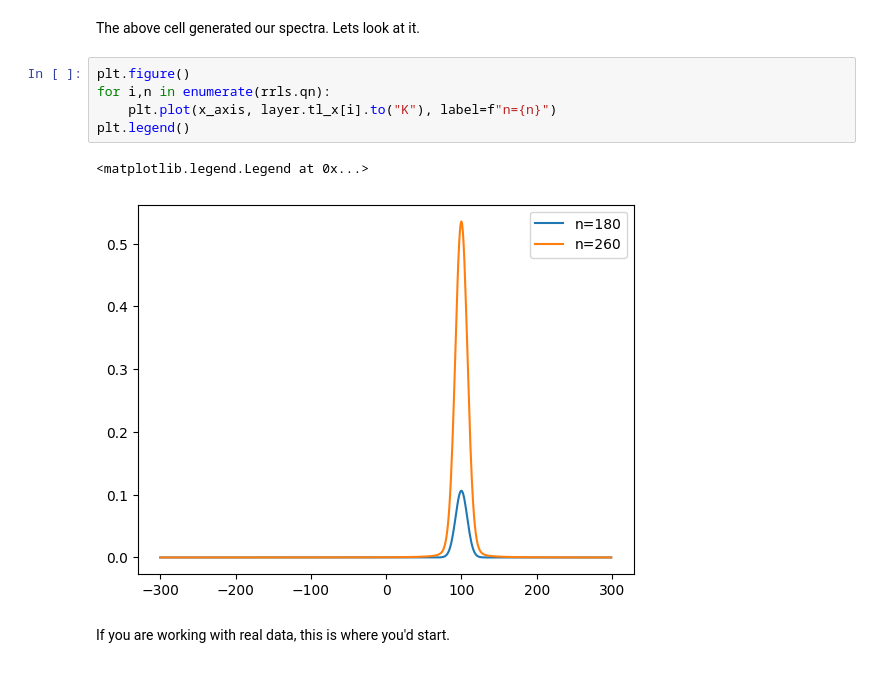
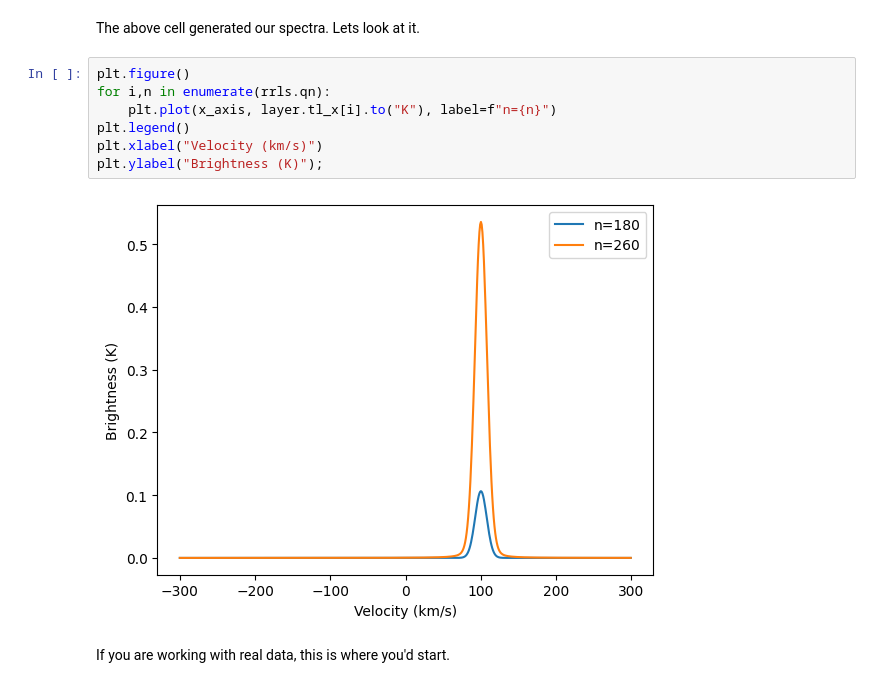
Before and after one commit to astrofle/RRLpy, a Jupyter notebook: examples/fit_lines.ipynb, the cells around one changed output. Cells and saved outputs as stored; diff of their text form.

```diff
--- a/examples/fit_lines.ipynb
+++ b/examples/fit_lines.ipynb
@@ -64,11 +65,12 @@ The above cell generated our spectra. Lets look at it.
 # %%
 plt.figure()
 for i,n in enumerate(rrls.qn):
     plt.plot(x_axis, layer.tl_x[i].to("K"), label=f"n={n}")
 plt.legend()
+plt.xlabel("Velocity (km/s)")
+plt.ylabel("Brightness (K)");
 # %% [output]
-<matplotlib.legend.Legend at 0x...>
-[figure, old version]
+[figure, new version]
 # %% [markdown]
 If you are working with real data, this is where you'd start.
 <a name="real-data-start"></a>
```
Also changed, not shown: parts of 17 cells of this notebook.
